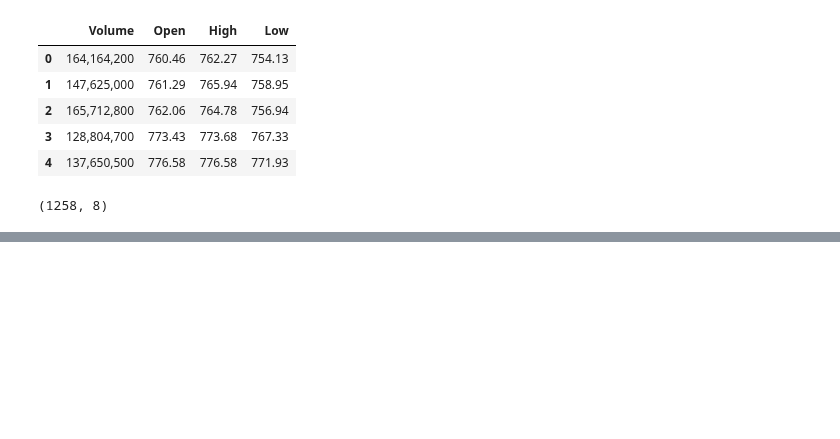
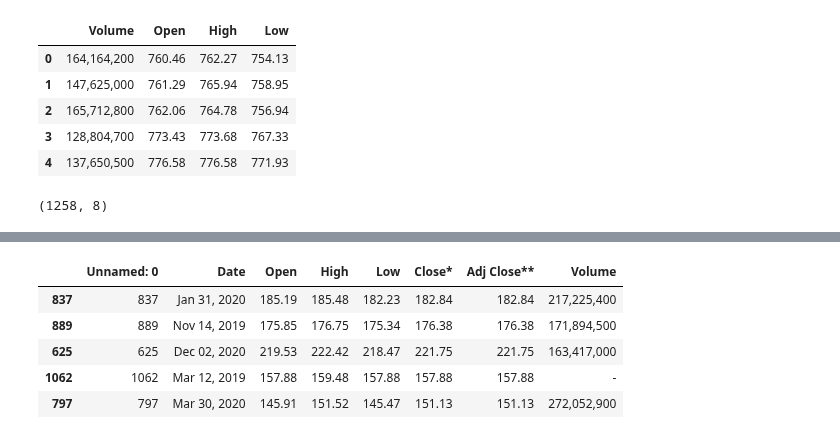
Before and after one commit to ChrisVerg/SmartInvest, a Jupyter notebook: Notebooks/ExampleNotebooks/JC_practice_kernel.ipynb, the cells around one changed output, grey strips where cells are left out. Saved outputs shown, nothing was run; the diff lists cells and outputs as text; code cells hidden in the pictures; blank space fills up the shorter version.

```diff
--- a/Notebooks/ExampleNotebooks/JC_practice_kernel.ipynb
+++ b/Notebooks/ExampleNotebooks/JC_practice_kernel.ipynb
@@ -273,0 +307,11 @@ dtype: object
+# %%
+Communication_Services.head()
+Communication_Services.tail()
+Communication_Services.sample(5)
+# %% [output]
+|  | Unnamed: 0 | Date | Open | High | Low | Close* | Adj Close** | Volume |
+| 837 | 837 | Jan 31, 2020 | 185.19 | 185.48 | 182.23 | 182.84 | 182.84 | 217,225,400 |
+| 889 | 889 | Nov 14, 2019 | 175.85 | 176.75 | 175.34 | 176.38 | 176.38 | 171,894,500 |
+| 625 | 625 | Dec 02, 2020 | 219.53 | 222.42 | 218.47 | 221.75 | 221.75 | 163,417,000 |
+| 1062 | 1062 | Mar 12, 2019 | 157.88 | 159.48 | 157.88 | 157.88 | 157.88 | - |
+| 797 | 797 | Mar 30, 2020 | 145.91 | 151.52 | 145.47 | 151.13 | 151.13 | 272,052,900 |
```
Also changed, not shown: parts of 23 cells of this notebook.
